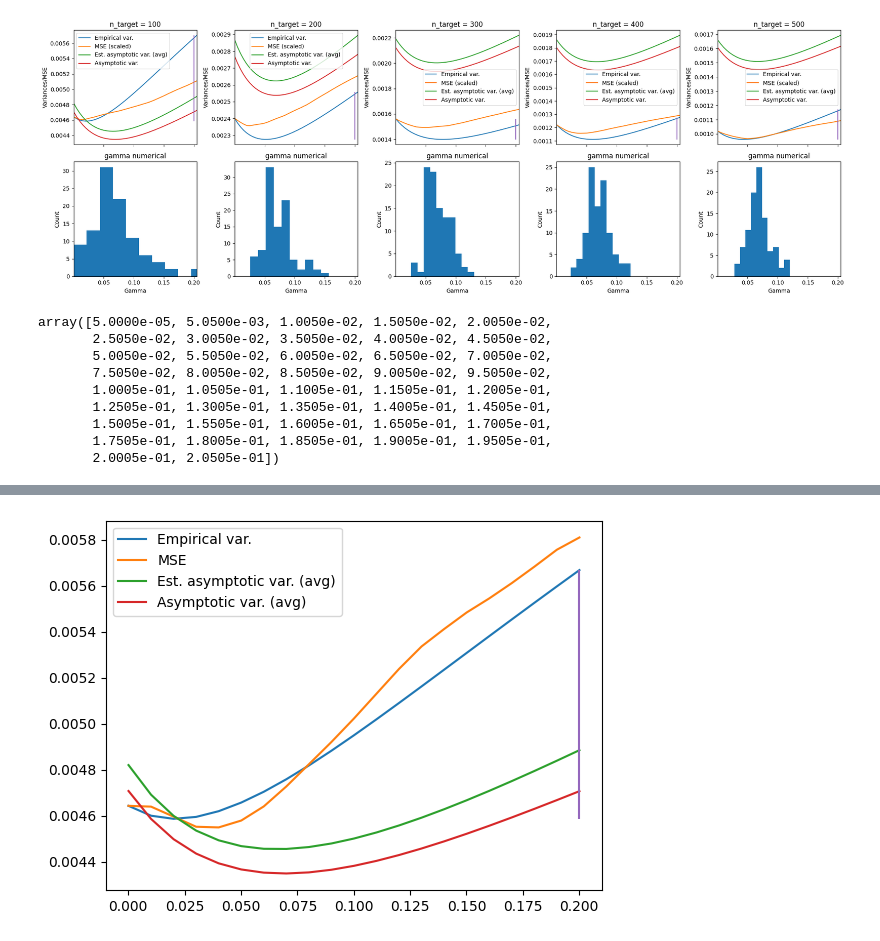
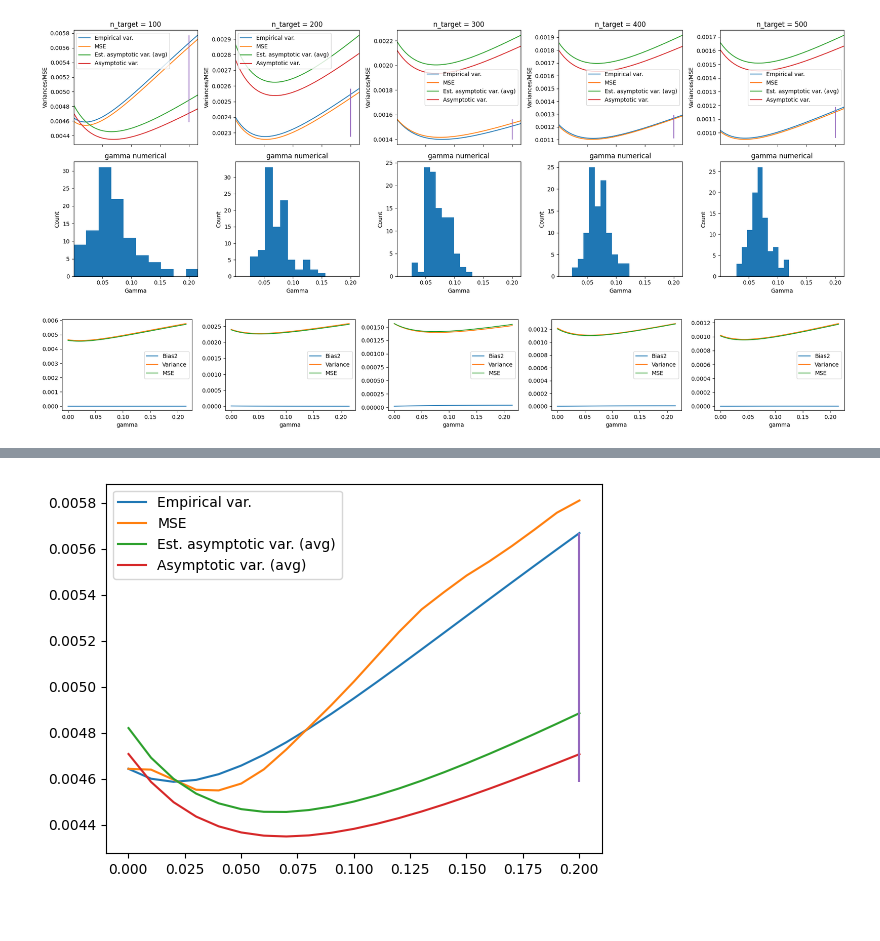
Before and after one commit to lazeckam/RHKS_label_shift, a Jupyter notebook: 10_gamma_selectionn_plots.ipynb, the cells around one changed output, grey strips where cells are left out. Drawn from its saved outputs; the diff is of its cells as text; code cells hidden in the pictures; blank space fills up the shorter version.

Commit message:
update gamma plots

```diff
--- a/10_gamma_selectionn_plots.ipynb
+++ b/10_gamma_selectionn_plots.ipynb
@@ -55,10 +55,10 @@ def compute_results(n_target):
         mod.compute_basic_simulations()
         df_results.loc[i, 'gamma_grid'] = mod.gamma_opt
 
-    df_results_emp['MSE'] = np.sqrt((df_results_emp['pi_ipr'] - gen_params['pi_target'])**2)
+    df_results_emp['MSE'] = (df_results_emp['pi_ipr'] - gen_params['pi_target'])**2
 
     df1 = df_results_emp[['gamma', 'MSE']].groupby('gamma').aggregate(np.mean).reset_index()
-    df1['RMSE_div20'] = np.sqrt(df1['MSE'])/20
+    # df1['RMSE_div20'] = np.sqrt(df1['MSE'])/20
     df2 = df_results_emp[['gamma', 'pi_ipr']].groupby('gamma').aggregate(np.var).reset_index()
     df2.rename(columns={df2.columns[1]: "var_emp"}, inplace=True)
     df3 = df_results_emp[['gamma', 'var_n']].groupby('gamma').aggregate(np.mean).reset_index()
@@ -81,42 +81,60 @@ for n_target in [100,200,300,400,500]:
 # %%
 fig, axes = plt.subplots(2, 5, sharex=True, figsize=(20, 7))
 
 for i in range(5):
     gamma_seq = np.sort(df_results_emp_list[i]['gamma'].unique().tolist())
     df_results_emp = df_results_emp_list[i]
     df_results = df_results_list[i]
     df = df_list[i]
     n_target = [100,200,300,400,500][i]
     # First plot
     axes[0, i].plot(df['gamma'], df['var_emp'], label='Empirical var.')
-    axes[0, i].plot(df['gamma'], df.loc[0,'var_emp']*df['MSE']/df.loc[0,'MSE'], label='MSE (scaled)')
+    # axes[0, i].plot(df['gamma'], df.loc[0,'var_emp']*df['MSE']/df.loc[0,'MSE'], label='MSE (scaled)')
+    axes[0, i].plot(df['gamma'], df['MSE'], label='MSE')
     axes[0, i].plot(df['gamma'], df['est_var_as'], label='Est. asymptotic var. (avg)')
     axes[0, i].plot(df['gamma'], df['var_rbf'], label='Asymptotic var.')
     axes[0, i].vlines(x=0.2, ymin=np.min(df['var_emp']), ymax=np.max(df['var_emp']), color='C4')
     axes[0, i].legend()
     axes[0, i].set_ylabel("Variances/MSE")
     axes[0, i].set_title('n_target = '+str(n_target))
 
     # Second plot (histogram)
     axes[1, i].hist(df_results['gamma_numerical'])
     axes[1,i].set_xlim(gamma_seq[0], gamma_seq[-1])
     axes[1,i].set_xlabel("Gamma")
     axes[1,i].set_ylabel("Count")
     axes[1,i].set_title('gamma numerical')
 
 plt.tight_layout()
 plt.show()
 # %% [output]
-[figure, old version]
+[figure, new version]
 # %%
-gamma_seq
+fig, axes = plt.subplots(1, 5, figsize=(20, 3))
+
+for i in range(5):
+    gamma_seq = np.sort(df_results_emp_list[i]['gamma'].unique().tolist())
+    df_results_emp = df_results_emp_list[i]
+    df_results = df_results_list[i]
+    df = df_list[i]
+    n_target = [100,200,300,400,500][i]
+
+    df1 = df_results_emp[['gamma', 'pi_ipr']].groupby('gamma').aggregate(np.mean).reset_index()
+    df1['bias'] = (df1['pi_ipr'] - 0.75)**2
+
+    df = df.merge(df1, on='gamma')
+
+    # df_results_emp_list[i]['var_div_bias2'] = df_results_emp_list[i]['var_n']/df_results_emp_list[i]['MSE']
+    # df1 = df_results_emp_list[i][['gamma', 'var_div_bias2']].groupby('gamma').aggregate(np.mean).reset_index()
+    # First plot
+    axes[i].plot(df['gamma'], df['bias'], label="Bias2")
+    axes[i].plot(df['gamma'], df['var_emp'], label="Variance")
+    axes[i].plot(df['gamma'], df['MSE'], label="MSE")
+    axes[i].legend()
+    axes[i].set_xlabel("gamma")
+    # axes[0, i].set_title('n_target = '+str(n_target))
+
+plt.tight_layout()
+plt.show()
 # %% [output]
-array([5.0000e-05, 5.0500e-03, 1.0050e-02, 1.5050e-02, 2.0050e-02,
-       2.5050e-02, 3.0050e-02, 3.5050e-02, 4.0050e-02, 4.5050e-02,
-       5.0050e-02, 5.5050e-02, 6.0050e-02, 6.5050e-02, 7.0050e-02,
-       7.5050e-02, 8.0050e-02, 8.5050e-02, 9.0050e-02, 9.5050e-02,
-       1.0005e-01, 1.0505e-01, 1.1005e-01, 1.1505e-01, 1.2005e-01,
-       1.2505e-01, 1.3005e-01, 1.3505e-01, 1.4005e-01, 1.4505e-01,
-       1.5005e-01, 1.5505e-01, 1.6005e-01, 1.6505e-01, 1.7005e-01,
-       1.7505e-01, 1.8005e-01, 1.8505e-01, 1.9005e-01, 1.9505e-01,
-       2.0005e-01, 2.0505e-01])
+[figure, added]
```
Also changed, not shown: parts of 4 cells of this notebook.
